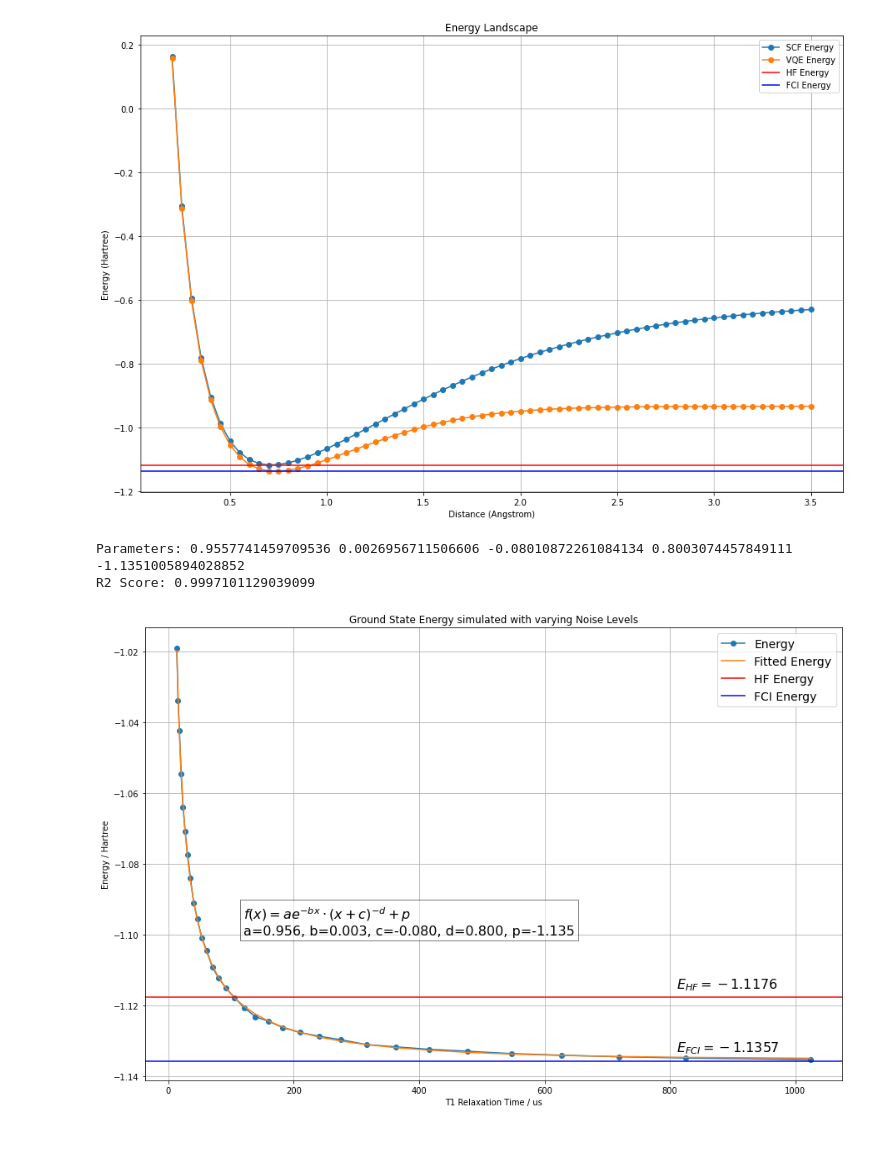
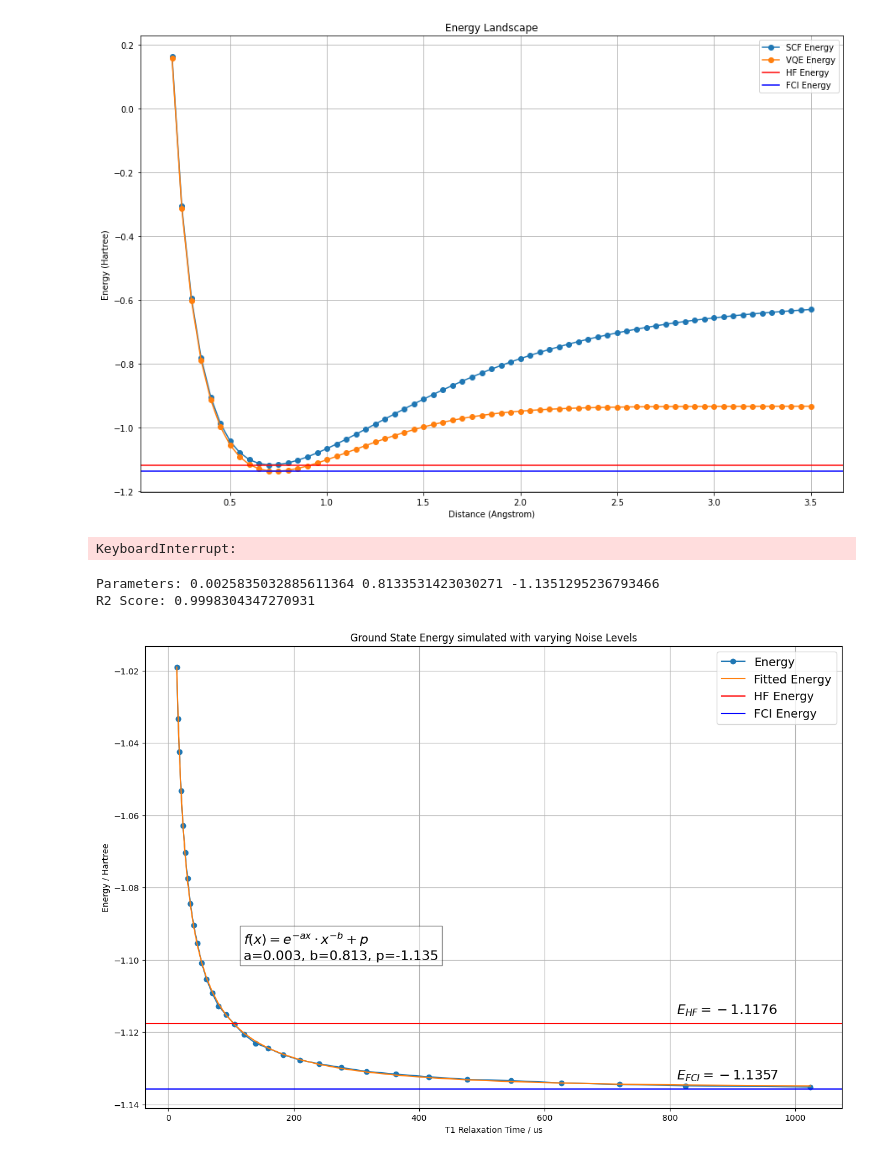
Before and after one commit to TheTrustyPwo/Hydrogen, a Jupyter notebook: better.ipynb, the cells around one changed output. Cells and saved outputs as stored; diff of their text form; code cells hidden in the pictures.

```diff
--- a/better.ipynb
+++ b/better.ipynb
@@ -152,5 +152,5 @@ def optimize(circuit, tolerance: float = 1e-5, max_iter: int = 30, output: bool
 
     return cur, x, vqe_energy, bond_length, it
 # %%
-_, _, vqe_energy, bond_length, it = optimize(circuit, output=True)
+_, _, vqe_energy, bond_length, it = optimize(circuit, tolerance=1e-6, output=True)
 # %% [output]
@@ -244,7 +246,7 @@ for accuracy in tqdm(accuracies, desc="Evaluating simulation"):
     vqe_energies.append(vqe_energy)
     bond_lengths.append(x)
 # %%
-for i in range(14, 21):
+for i in range(21, 51):
     accuracies = np.concatenate((np.logspace(0, 12, num=50, base=1.75)[19:], np.array([1024])))
     vqe_energies, bond_lengths = [], []
     for accuracy in tqdm(accuracies, desc="Evaluating simulation"):
@@ -270,16 +272,18 @@ for i in range(14, 21):
     df = pd.read_csv("energy_acc_qibo2.csv")
     df[f"ucc_energy_{i}"] = vqe_energies
     df.to_csv("energy_acc_qibo2.csv", index=False)
+# %% [output]
+KeyboardInterrupt:
 # %%
 from scipy.optimize import curve_fit
 from sklearn.metrics import r2_score
 
-def func(x, a, b, c, d, p):
-  return (a * np.exp(-b * x)) * np.power(x + c, -d) + p
+def func(x, a, b, p):
+  return (np.exp(-a * x)) * np.power(x, -b) + p
 
 def fit_noise_curve(accuracies, data):
-    params = curve_fit(f=func, xdata=accuracies, ydata=data, p0=(0.5, 0.05, 0.5, 0.5, 0),
-                bounds=([0, 0, -1, 0.1, -5], [1, 0.1, 1, 1, 0]), maxfev=10000)[0]
+    params = curve_fit(f=func, xdata=accuracies, ydata=data, p0=(0.05, 0.5, 0),
+                bounds=([0, 0.1, -5], [0.1, 1, 0]), maxfev=10000)[0]
     y_fit = func(accuracies, *params)
     return y_fit, params, r2_score(data, y_fit)
 
@@ -288,34 +292,34 @@ def percentage_error(actual, predicted):
 # %%
 df = pd.read_csv("energy_acc_qibo2.csv")
 accuracies = np.concatenate((np.logspace(0, 12, num=50, base=1.75)[19:], np.array([1024])))
-vqe_energies = df[[f'ucc_energy_{i}' for i in range(1, 11)]].mean(axis=1)
+vqe_energies = df[[f'ucc_energy_{i}' for i in range(1, 24)]].mean(axis=1)
 # %%
 y_fit, params, score = fit_noise_curve(accuracies, vqe_energies)
-a, b, c, d, p = params
+a, b, p = params
 print("Parameters:", *params)
 print("R2 Score:", score)
 
 plt.figure(figsize=(15, 10))
 plt.style.use('fast')
 plt.plot(accuracies, vqe_energies, 'o-', label="Energy")
 plt.plot(accuracies, y_fit, label="Fitted Energy")
-equation_text = r'$f(x) = ae^{-bx} \cdot ({x + c})^{-d} + p$'
-params_text = f'a={a:.3f}, b={b:.3f}, c={c:.3f}, d={d:.3f}, p={p:.3f}'
+equation_text = r'$f(x) = e^{-ax} \cdot x^{-b} + p$'
+params_text = f'a={a:.3f}, b={b:.3f}, p={p:.3f}'
 plt.text(120, -1.10, equation_text + '\n' + params_text, fontsize=16, bbox=dict(facecolor='white', alpha=0.5))
 plt.text(810, -1.115, E_HF_STR, fontsize=16)
 plt.text(810, -1.133, E_FCI_STR, fontsize=16)
 plt.axhline(y=E_HF, color='r', label="HF Energy")
 plt.axhline(y=E_FCI, color='b', label="FCI Energy")
 plt.title('Ground State Energy simulated with varying Noise Levels')
 plt.xlabel('T1 Relaxation Time / us')
 plt.ylabel('Energy / Hartree')
 plt.grid(True)
 plt.legend(fontsize=14)
 plt.show()
 # %% [output]
-Parameters: 0.9557741459709536 0.0026956711506606 -0.08010872261084134 0.8003074457849111 -1.1351005894028852
-R2 Score: 0.9997101129039099
+Parameters: 0.0025835032885611364 0.8133531423030271 -1.1351295236793466
+R2 Score: 0.9998304347270931
-[figure, old version]
+[figure, new version]
 # %%
 guesses, pred_errors, normal_errors = [], [], []
 for limit in range(10, 32):
```
Also changed, not shown: parts of 8 cells of this notebook, 1 other file.
